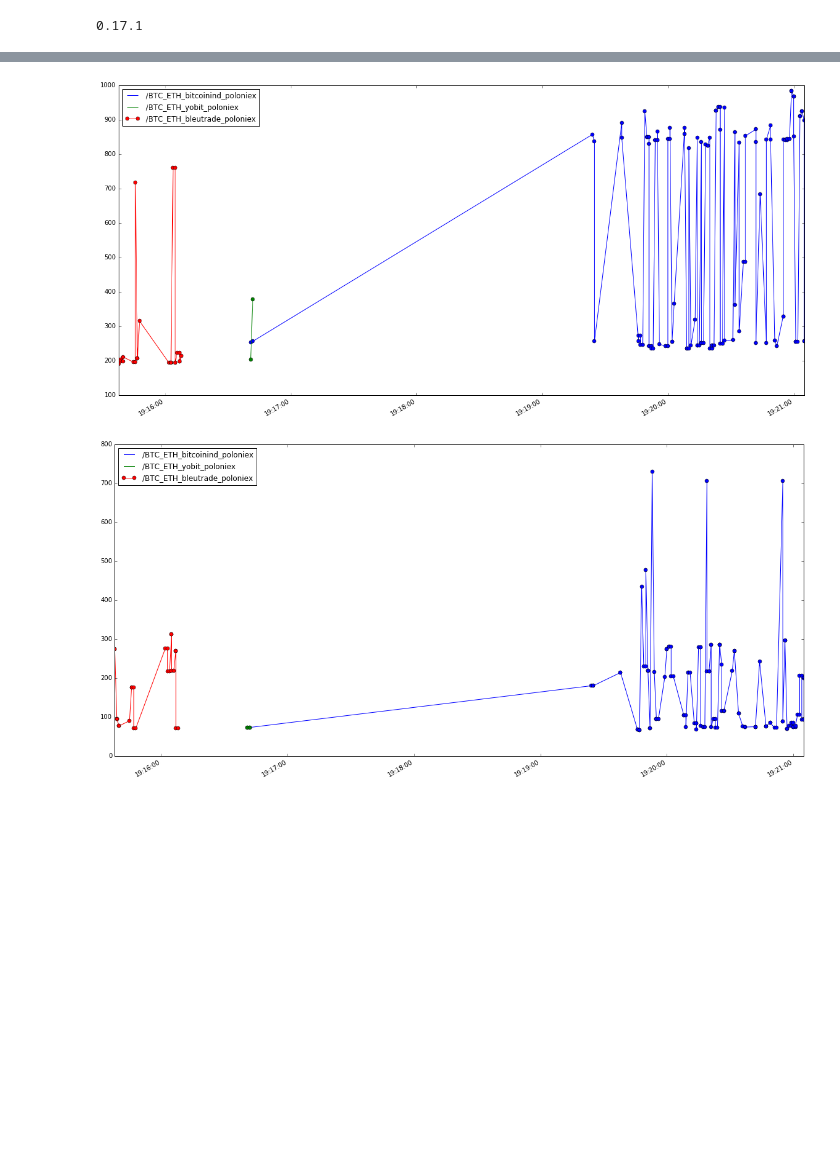
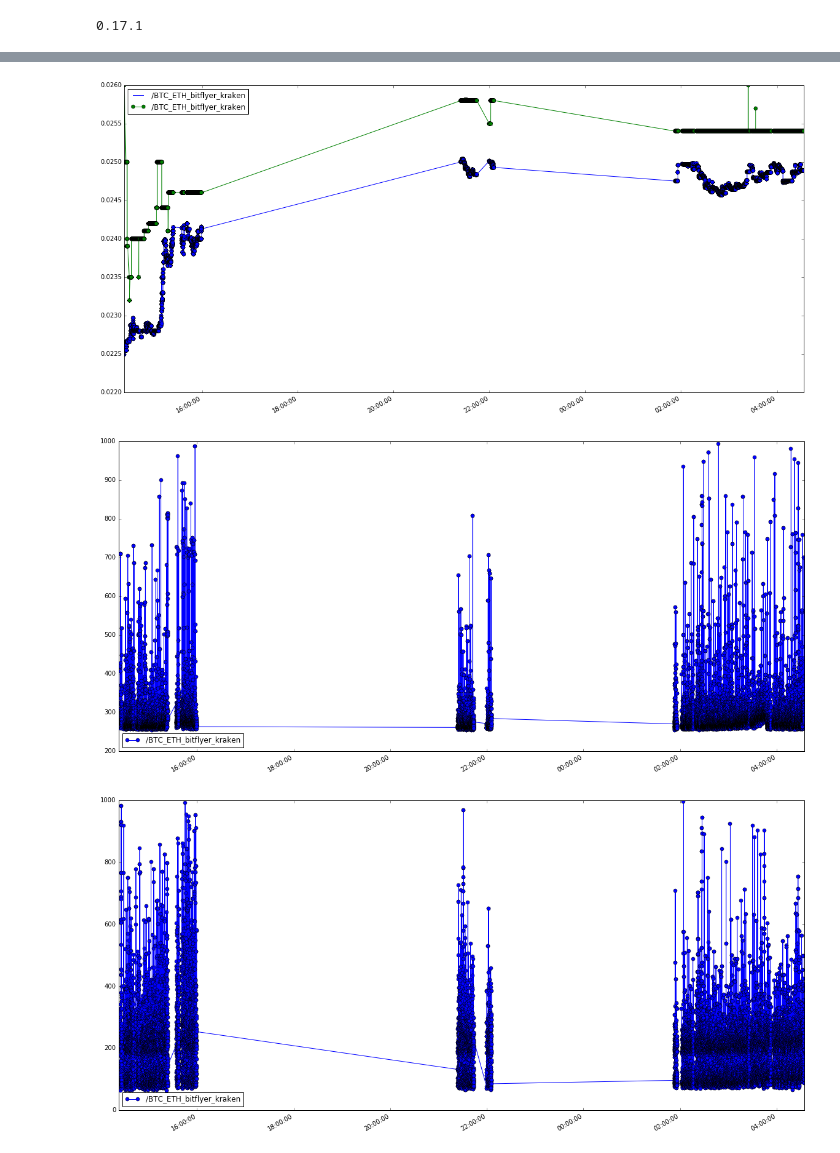
Before and after one commit to portfolioscout/tf, a Jupyter notebook: nb/deptharb.ipynb, the cells around one changed output, grey strips where cells are left out. Drawn from its saved outputs; the diff is of its cells as text; code cells hidden in the pictures; blank space fills up the shorter version.

```diff
--- a/nb/deptharb.ipynb
+++ b/nb/deptharb.ipynb
@@ -6,6 +6,7 @@ import numpy as np
 import pandas as pd
 import sys
 import tables.group
+from operator import itemgetter
 
 
 import macd
@@ -13,8 +14,8 @@ import pandas.io.data as web
 import matplotlib.pyplot as plt
 import multiprocessing as mp
 %matplotlib inline
-filename='source/depth9.1.hd5'
-path='data/depth9.1_r.hd5'
+filename='source/depth10.hd5'
+path='data/depth10_r.hd5'
 print pd.__version__
 # %% [output]
 0.17.1
@@ -119,6 +120,7 @@ def plotPair(pair='/BTC_ETH',exchanges=[],dtFrom=None,dtTo=None):
     fig, axs1 = plt.subplots(1,1,figsize=figsize)
     fig, axs2 = plt.subplots(1,1,figsize=figsize)
     fig, axs3 = plt.subplots(1,1,figsize=figsize)
+    fig, axs4 = plt.subplots(1,1,figsize=figsize)
     for n in dfs.keys():
         if not n.startswith(pair):
             continue
@@ -127,6 +129,8 @@ def plotPair(pair='/BTC_ETH',exchanges=[],dtFrom=None,dtTo=None):
             continue
         df=dfs[n]
         btc=df['profitBtc'].loc[dtFrom:dtTo]
+        q1=df['q1'].loc[dtFrom:dtTo]
+        q2=df['q2'].loc[dtFrom:dtTo]
         rt1=df['rt1'].loc[dtFrom:dtTo]
         rt2=df['rt2'].loc[dtFrom:dtTo]
 
@@ -134,9 +138,12 @@ def plotPair(pair='/BTC_ETH',exchanges=[],dtFrom=None,dtTo=None):
 
         if len(btc) > 0:
             btc.plot(ax=axs1,figsize=figsize,label=n,legend=True,marker='o')
-            rt1.plot(ax=axs2,figsize=figsize,label=n,legend=True,marker='o')
-            rt2.plot(ax=axs3,figsize=figsize,label=n,legend=True,marker='o')
+            q1.plot(ax=axs2,figsize=figsize,label=n,legend=True,marker='o')
+            q2.plot(ax=axs2,figsize=figsize,label=n,legend=True,marker='o')
+            rt1.plot(ax=axs3,figsize=figsize,label=n,legend=True,marker='o')
+            rt2.plot(ax=axs4,figsize=figsize,label=n,legend=True,marker='o')
 
 #plotPair(exchanges=['kraken'],dtFrom='2016-05-14 04:20:25')
-plotPair(exchanges=['poloniex'],dtFrom='2016-05-15 19:11:00',dtTo='2016-05-15 19:41:00')
+#plotPair(exchanges=['poloniex'],dtFrom='2016-05-15 19:11:00',dtTo='2016-05-15 19:41:00')
+plotPair(exchanges=['bitflyer_kraken'])
 # %% [output]
@@ -144,4 +151,5 @@ plotPair(exchanges=['poloniex'],dtFrom='2016-05-15 19:11:00',dtTo='2016-05-15 19
-[figure, old version]
+[figure, new version]
-[figure, old version]
+[figure, new version]
+[figure, added]
 # %%
 print pd.to_datetime(dfs['/BTC_ETH_yobit_poloniex'].index,unit='s')
```
Also changed, not shown: parts of 3 cells of this notebook.
